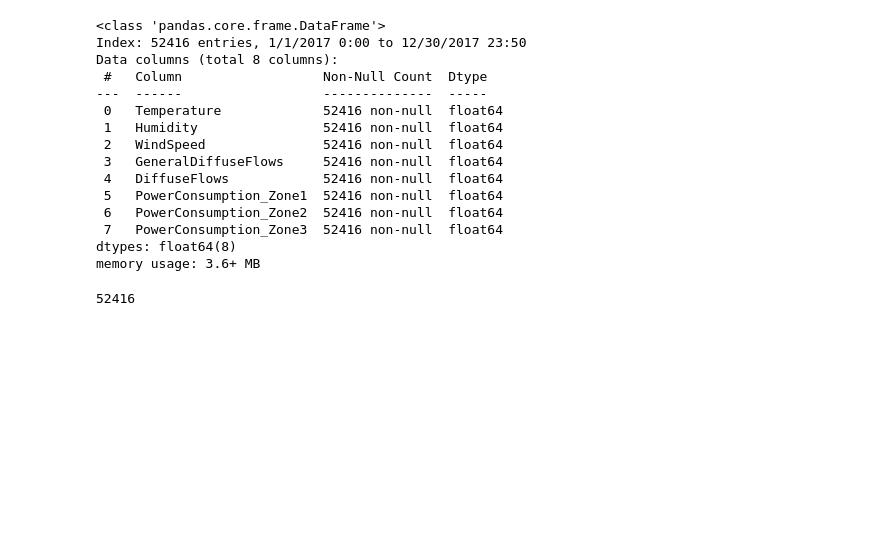
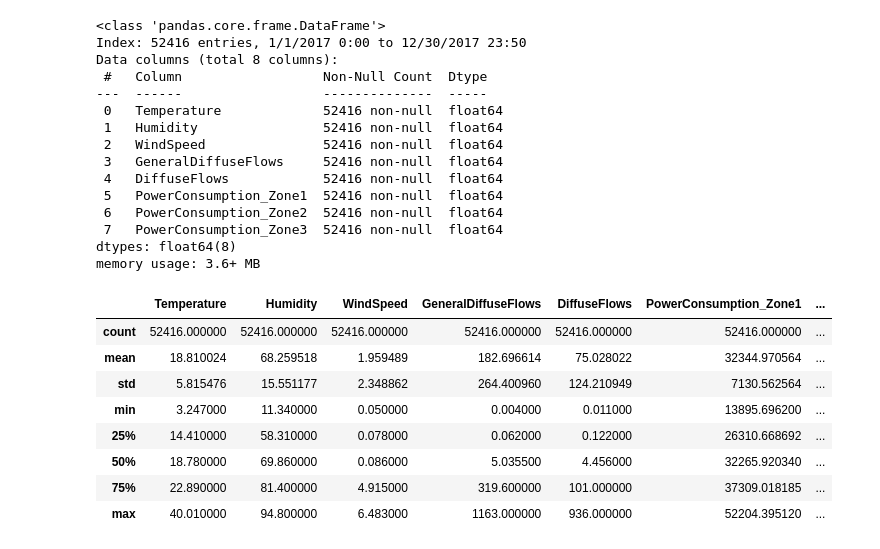
Before and after one commit to ducnguyenw02/Electric-Power-Consumption, a Jupyter notebook: electric-power-consumption.ipynb, the cells around one changed output. Cells and saved outputs as stored; diff of their text form; code cells hidden in the pictures; blank space fills up the shorter version.

```diff
--- a/electric-power-consumption.ipynb
+++ b/electric-power-consumption.ipynb
@@ -74,10 +74,18 @@ Data columns (total 8 columns):
  7   PowerConsumption_Zone3  52416 non-null  float64
 dtypes: float64(8)
 memory usage: 3.6+ MB
-# %%
-len(df)
-# %% [output]
-52416
+# %%
+df.describe()
+# %% [output]
+|  | Temperature | Humidity | WindSpeed | GeneralDiffuseFlows | DiffuseFlows | PowerConsumption_Zone1 | ... |
+| count | 52416.000000 | 52416.000000 | 52416.000000 | 52416.000000 | 52416.000000 | 52416.000000 | ... |
+| mean | 18.810024 | 68.259518 | 1.959489 | 182.696614 | 75.028022 | 32344.970564 | ... |
+| std | 5.815476 | 15.551177 | 2.348862 | 264.400960 | 124.210949 | 7130.562564 | ... |
+| min | 3.247000 | 11.340000 | 0.050000 | 0.004000 | 0.011000 | 13895.696200 | ... |
+| 25% | 14.410000 | 58.310000 | 0.078000 | 0.062000 | 0.122000 | 26310.668692 | ... |
+| 50% | 18.780000 | 69.860000 | 0.086000 | 5.035500 | 4.456000 | 32265.920340 | ... |
+| 75% | 22.890000 | 81.400000 | 4.915000 | 319.600000 | 101.000000 | 37309.018185 | ... |
+| max | 40.010000 | 94.800000 | 6.483000 | 1163.000000 | 936.000000 | 52204.395120 | ... |
 # %%
 scaler_Temperature = MinMaxScaler(feature_range=(0,1))
 scaler_Humidity = MinMaxScaler(feature_range=(0,1))
```
Also changed, not shown: parts of 2 cells of this notebook.
